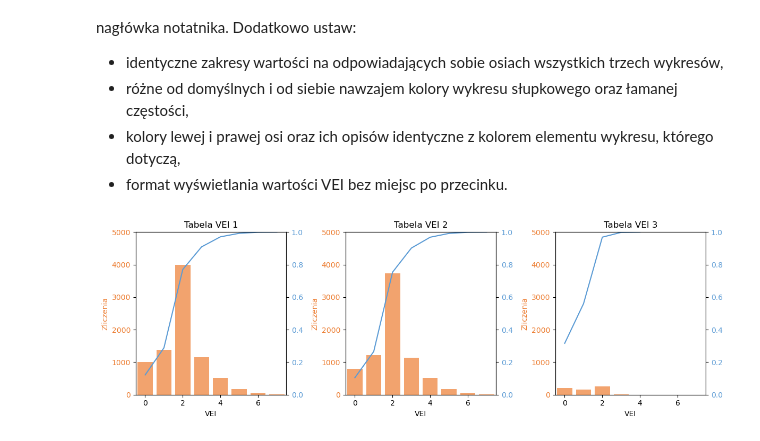
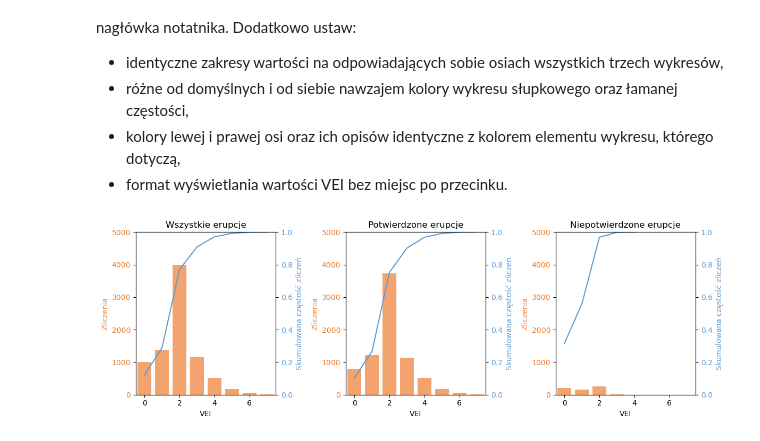
Before and after one commit to maahcin/PythonDataAnalysisAGH, a Jupyter notebook: ZZ01/ZZ01_CZ02.ipynb, the cells around one changed output. Drawn from its saved outputs; the diff is of its cells as text; code cells hidden in the pictures.

```diff
--- a/ZZ01/ZZ01_CZ02.ipynb
+++ b/ZZ01/ZZ01_CZ02.ipynb
@@ -242,29 +242,32 @@ Zwizualizuj dane z przygotowanych tablic za pomocą wykresów słupkowych zlicze
 # %%
 fig, axes = plt.subplots(nrows=1, ncols=3, figsize=(12, 4))
 
 x=[0, 2, 4, 6]
 y=[0, 1000, 2000, 3000, 4000, 5000]
+
+titles = ['Wszystkie erupcje', 'Potwierdzone erupcje', 'Niepotwierdzone erupcje']
 
 bar_color = '#ED7D31'
 line_color = '#5B9BD5'
 
 for i, vei_data in enumerate([vei_data_1, vei_data_2, vei_data_3]):
     axes[i].bar(vei_data.index, vei_data['f'], color=bar_color, alpha=0.7)
     axes[i].set_ylabel('Zliczenia', color=bar_color)
     axes[i].set_yticks(y)
     axes[i].tick_params(axis='y', labelcolor=bar_color)
 
     ax2 = axes[i].twinx()
     ax2.plot(vei_data.index, vei_data['crf'], color=line_color)
     ax2.tick_params(axis='y', labelcolor=line_color)
     ax2.set_ylim([0, 1])
+    ax2.set_ylabel('Skumulowana częstość zliczeń', color=line_color)
 
-    axes[i].set_title(f'Tabela VEI {i+1}')
+    axes[i].set_title(titles[i])
     axes[i].set_xlabel('VEI')
     axes[i].set_xlim([-0.5, 7.5])
     axes[i].set_xticks(x)
 
 plt.tight_layout()
 plt.show()
 # %% [output]
-[figure, old version]
+[figure, new version]
```
Also changed, not shown: 1 other file.
